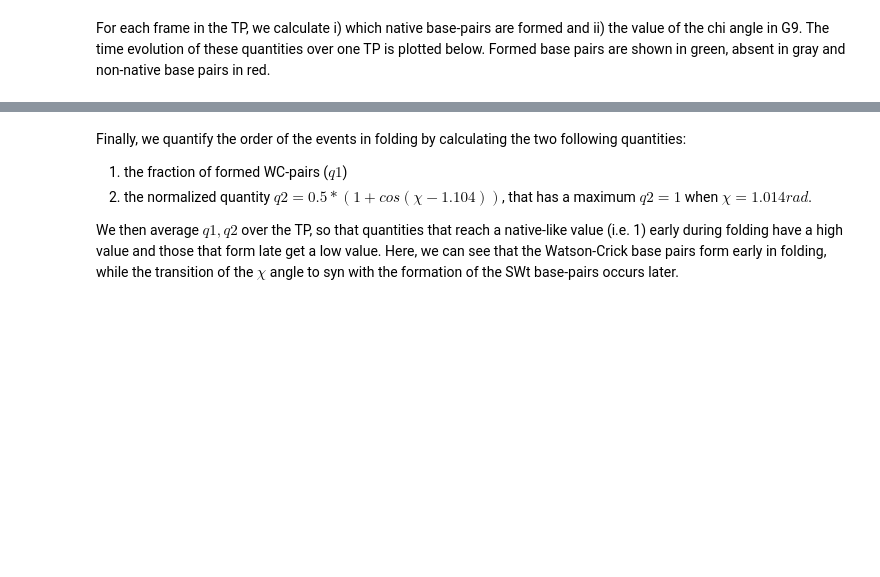
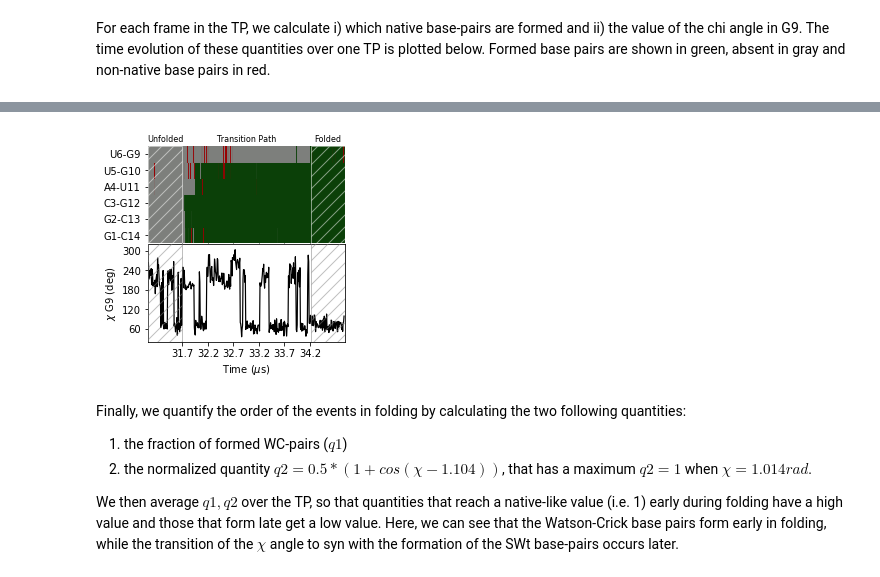
Before and after one commit to srnas/barnaba, a Jupyter notebook: manuscript_figures/02_figure.ipynb, the cells around one changed output, grey strips where cells are left out. Drawn from its saved outputs; the diff is of its cells as text; code cells hidden in the pictures; blank space fills up the shorter version.

```diff
--- a/manuscript_figures/02_figure.ipynb
+++ b/manuscript_figures/02_figure.ipynb
@@ -169,41 +169,67 @@ from matplotlib.colors import ListedColormap
 
 colors  = ["#980002","#7d7f7c","#0b4008"]
 mycm = ListedColormap(sns.color_palette(colors))
+lst = [1]
+for i in lst:
 
-stem_tp = count_stem(pairings,tps[1])
-fig, (ax1,ax2) = plt.subplots(2,1,figsize=(3.5,3.4),sharex=True)
+    oo = 75
+    nidxs = range(tps[i][0]-oo,tps[i][-1]+oo)
+    stem_tp = count_stem(pairings,nidxs)
+    #fig, (ax1,ax2) = plt.subplots(2,1,figsize=(3.5,3.4),sharex=True)
+    fig, (ax1,ax2) = plt.subplots(2,1,figsize=(3.5,3.4),sharex=True)
 # plot heatmap
-g = sns.heatmap(stem_tp.T,cbar=False,ax=ax1,cmap=mycm,\
-                yticklabels=["G1-C14","G2-C13","C3-G12","A4-U11","C3-G10","U6-G9"],\
-                lw=0.0,alpha=0.6,rasterized=True)
 
-# set nice tick labels
-g.set_yticklabels(g.get_yticklabels(),rotation=0)
-ll = np.linspace(0,2500,6)
-g.set_xticks(ll/9.)
-g.set_xticklabels(["%d" % (x) for x in ll],rotation=0)
-#g.set_xlabel("Time (ns)")
-ax1.set_ylim(0,6.0)
+    g = sns.heatmap(stem_tp.T,cbar=False,ax=ax1,cmap=mycm,\
+                yticklabels=["G1-C14","G2-C13","C3-G12","A4-U11","U5-G10","U6-G9"],\
+                lw=0.0,alpha=0.9,rasterized=True,edgecolor=None)
 
-i=1
-# overlay value of chi in G9
-aa = np.copy(angles[tps[i],8,6])
-# plot in 0-2pi range
-aa[np.where(aa<0.0)] += 2.*np.pi
-# convert from rad to deg
-aa *= (180./np.pi)
-# plot
-ax2.plot(np.arange(len(tps[i])),aa,c='k',lw=1.2)
-# set limits
-ax2.set_ylim(20,320)
-ax2.set_ylabel(r"$\chi$ G9 (deg)")
-ax2.set_yticks([60,120,180,240,300])
+    #set nice tick labels
+    #g.set_yticklabels(g.get_yticklabels(),rotation=0)
+    ax1.set_ylim(0,6.0)
+    ax1.set_xticks([])
 
-ax2.set_xticks(ll/9.)
-ax2.set_xticklabels(["%d" % (x) for x in ll],rotation=0)
-ax2.set_xlabel("Time (ns)")
-fig.subplots_adjust(left=0.2, bottom=0.13, right=0.95, top=0.97, wspace=0.1, hspace=0.1)
-#plt.show()
 
-plt.savefig("figure_02a.png",dpi=600)
-plt.close()
+    # overlay value of chi in G9
+    aa = np.copy(angles[nidxs,8,6])
+    # plot in 0-2pi range
+    aa[np.where(aa<0.0)] += 2.*np.pi
+    # convert from rad to deg
+    aa *= (180./np.pi)
+    # plot
+    ax2.plot(np.arange(len(nidxs)),aa,c='k',lw=1.2)
+
+    # set limits
+    ax2.set_ylim(20,320)
+    ax2.set_ylabel(r"$\chi$ G9 (deg)")
+    ax2.set_yticks([60,120,180,240,300])
+    ll = np.linspace(0,2500,6)
+    ll1 = (ll)/9. + oo
+    ax2.set_xticks(ll1)
+    ll2 = np.linspace(tps[i][0],tps[i][-1],6)
+    print ll2
+    ax2.set_xticklabels(["%3.1f" % (x*0.009) for x in ll2],rotation=0)
+    ax2.set_xlabel("Time ($\mu$s)")
+
+    # draw lines at the beginning and end of TP
+    #ax1.axvline(oo,color='y',lw=2.5,zorder=10,ls="--")
+    ax1.fill([0,0,oo,oo],[0,6,6,0],zorder=10,hatch="//",edgecolor='w',fc='none',alpha=0.5)
+    ax2.fill([0,0,oo,oo],[0,360,360,0],zorder=10,hatch="//",edgecolor='0.5',fc='none',alpha=0.5)
+
+    ax1.fill([oo+len(tps[i]),oo+len(tps[i]),2*oo+len(tps[i]),2*oo+len(tps[i])],\
+             [0,6,6,0],zorder=10,hatch="//",edgecolor='w',fc='none',alpha=0.5)
+
+    ax2.fill([oo+len(tps[i]),oo+len(tps[i]),2*oo+len(tps[i]),2*oo+len(tps[i])],\
+             [0,360,360,0],zorder=10,hatch="//",edgecolor='0.5',fc='none',alpha=0.5)
+
+    #ax1.axvline(len(tps[i]) + oo,color='y',ls="--",lw=2.5)
+    #ax2.axvline(oo,color='y',lw=2.5,zorder=10,ls="--")
+    #ax2.axvline(len(tps[i]) + oo,color='y',lw=2.5,ls="--")
+    ax1.text(oo/2,6.25,"Unfolded",ha='center',fontsize=8)
+    ax1.text(1.5*oo+len(tps[i]),6.25,"Folded",ha='center',fontsize=8)
+    ax1.text(oo+0.5*(len(tps[i])),6.25,"Transition Path",ha='center',fontsize=8)
+    fig.subplots_adjust(left=0.2, bottom=0.15, right=0.98, top=0.95, wspace=0.0, hspace=0.01)
+    plt.show()
+
+    #plt.savefig("figure_02a.png",dpi=600)
+    #plt.close()
+# %% [output]
@@ -210,3 +237,4 @@ plt.close()
+[figure, added]
 # %% [markdown]
 Finally, we quantify the order of the events in folding by calculating the two following quantities:
 1. the fraction of formed WC-pairs ($q1$)
```
Also changed, not shown: parts of 2 cells of this notebook, 3 other files.
